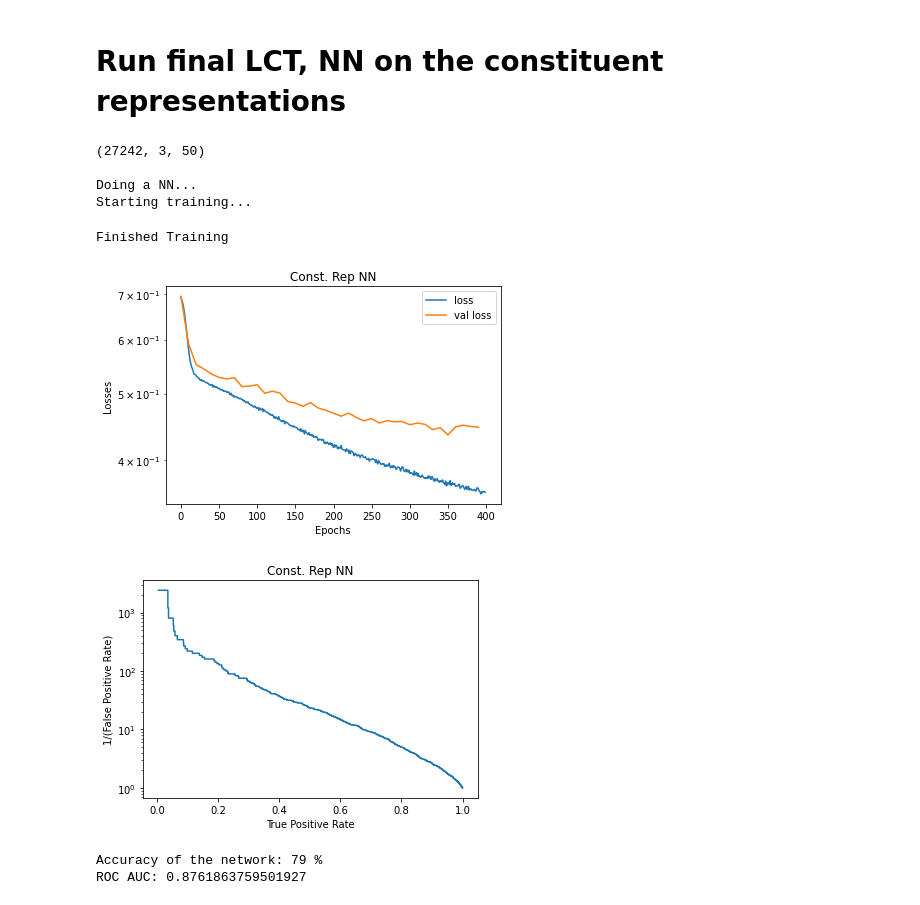
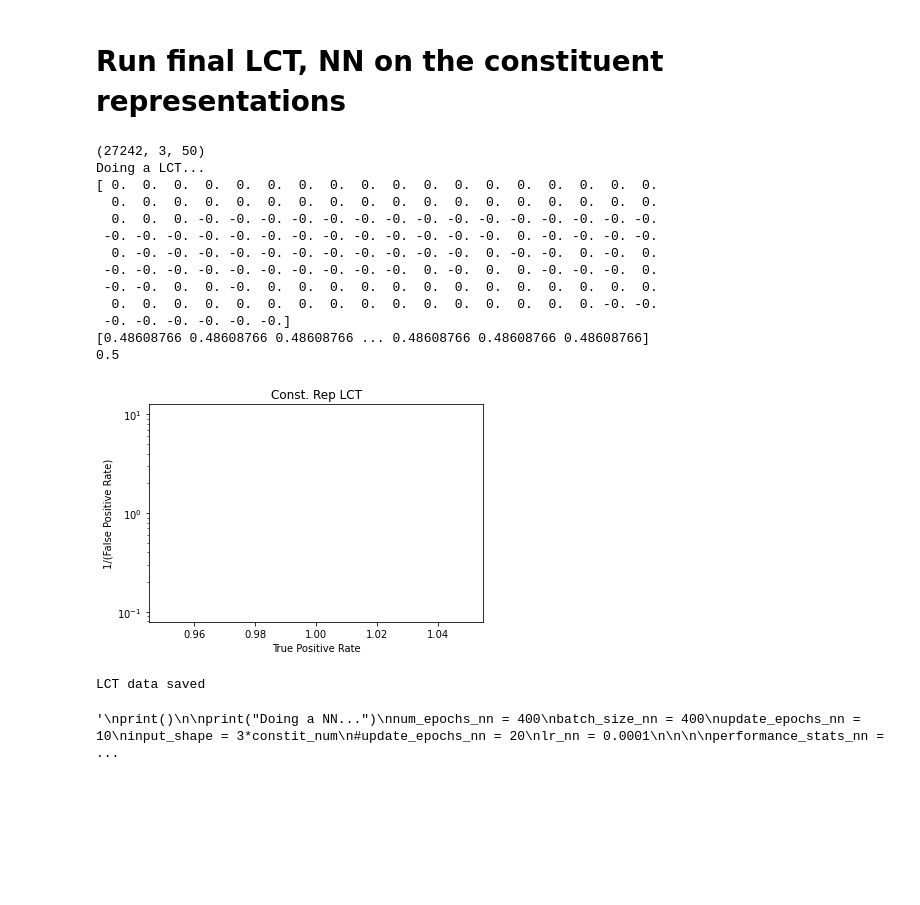
Before and after one commit to rmastand/JetCLR_AD, a Jupyter notebook: scripts/const_rep.ipynb, the cells around one changed output. Cells and saved outputs as stored; diff of their text form; code cells hidden in the pictures; blank space fills up the shorter version.

```diff
--- a/scripts/const_rep.ipynb
+++ b/scripts/const_rep.ipynb
@@ -36,7 +38,7 @@ device.reset()
 # set the number of threads that pytorch will use
 torch.set_num_threads(2)
 
-exp_id = "dijet_dim_scan_21_05_12/0256d/"
+exp_id = "dijet_dim_scan_21_07_12/test/"
 
 # set gpu device
 device = torch.device( "cuda" if torch.cuda.is_available() else "cpu")
@@ -132,11 +133,19 @@ lct_train = np.reshape(data_train_nn,(data_train_nn.shape[0],3*constit_num))
 lct_test = np.reshape(data_test_nn,(data_test_nn.shape[0],3*constit_num))
 
 
-"""print("Doing a LCT...")
-reg = LinearRegression().fit(lct_train, labels_train)
+
+
+print("Doing a LCT...")
+#lc = LinearRegression()
+lc = Ridge(alpha = 1)
+lc.fit(lct_train, labels_train)
 # make the prediction
-predictions = reg.predict(lct_test)
+predictions = lc.predict(lct_test)
 fpr, tpr, _ = roc_curve(labels_test_f, predictions)
+
+auc = roc_auc_score(labels_test_f, predictions)
+
+print(auc)
 
 plt.figure()
 plt.plot(tpr, 1.0/fpr)
@@ -150,6 +159,8 @@ plt.show()
 np.save( expt_dir+"const_rep_lct_fpr_"+str(constit_num)+".npy", fpr )
 np.save( expt_dir+"const_rep_lct_tpr_"+str(constit_num)+".npy", tpr )
 print("LCT data saved")
+
+
 """
 print()
 
@@ -167,38 +178,46 @@ performance_stats_nn = create_and_run_nn(device, input_shape, num_epochs_nn, bat
                                          data_train_nn, labels_train,
                       data_val_nn, labels_val,
                       data_test_nn, labels_test_f, True)
 
 # Plot the output losses
 plt.figure()
 plt.plot(performance_stats_nn["epochs"],performance_stats_nn["losses"], label = "loss")
 plt.plot(performance_stats_nn["val_epochs"],performance_stats_nn["val_losses"], label = "val loss")
 plt.xlabel("Epochs")
 plt.ylabel("Losses")
 plt.yscale("log")
 plt.legend()
 plt.title("Const. Rep NN")
 plt.show()
 
 plt.figure()
 plt.plot(performance_stats_nn["tpr"], 1.0/performance_stats_nn["fpr"])
 plt.yscale("log")
 plt.xlabel("True Positive Rate")
 plt.ylabel("1/(False Positive Rate)")
 plt.title("Const. Rep NN")
 plt.show()
 
 np.save( expt_dir+"const_rep_nn_tpr_"+str(constit_num)+".npy", performance_stats_nn["tpr"] )
 np.save( expt_dir+"const_rep_nn_fpr_"+str(constit_num)+".npy", performance_stats_nn["fpr"] )
 
 print("Accuracy of the network: %d %%" % (100.00 *performance_stats_nn["acc"]))
 print("ROC AUC:", performance_stats_nn["auc"])
+"""
 # %% [output]
 (27242, 3, 50)
-
-Doing a NN...
-Starting training...
+Doing a LCT...
+[ 0.  0.  0.  0.  0.  0.  0.  0.  0.  0.  0.  0.  0.  0.  0.  0.  0.  0.
+  0.  0.  0.  0.  0.  0.  0.  0.  0.  0.  0.  0.  0.  0.  0.  0.  0.  0.
+  0.  0.  0. -0. -0. -0. -0. -0. -0. -0. -0. -0. -0. -0. -0. -0. -0. -0.
+ -0. -0. -0. -0. -0. -0. -0. -0. -0. -0. -0. -0. -0.  0. -0. -0. -0. -0.
+  0. -0. -0. -0. -0. -0. -0. -0. -0. -0. -0. -0.  0. -0. -0.  0. -0.  0.
+ -0. -0. -0. -0. -0. -0. -0. -0. -0. -0.  0. -0.  0.  0. -0. -0. -0.  0.
+ -0. -0.  0.  0. -0.  0.  0.  0.  0.  0.  0.  0.  0.  0.  0.  0.  0.  0.
+  0.  0.  0.  0.  0.  0.  0.  0.  0.  0.  0.  0.  0.  0.  0.  0. -0. -0.
+ -0. -0. -0. -0. -0. -0.]
+[0.48608766 0.48608766 0.48608766 ... 0.48608766 0.48608766 0.48608766]
+0.5
+[figure, new version]
-Finished Training
+LCT data saved
-[figure, old version]
-[figure, removed]
-Accuracy of the network: 79 %
-ROC AUC: 0.8761863759501927
+'\nprint()\n\nprint("Doing a NN...")\nnum_epochs_nn = 400\nbatch_size_nn = 400\nupdate_epochs_nn = 10\ninput_shape = 3*constit_num\n#update_epochs_nn = 20\nlr_nn = 0.0001\n\n\n\nperformance_stats_nn = ...
```
Also changed, not shown: parts of 2 cells of this notebook, 3 other files.
